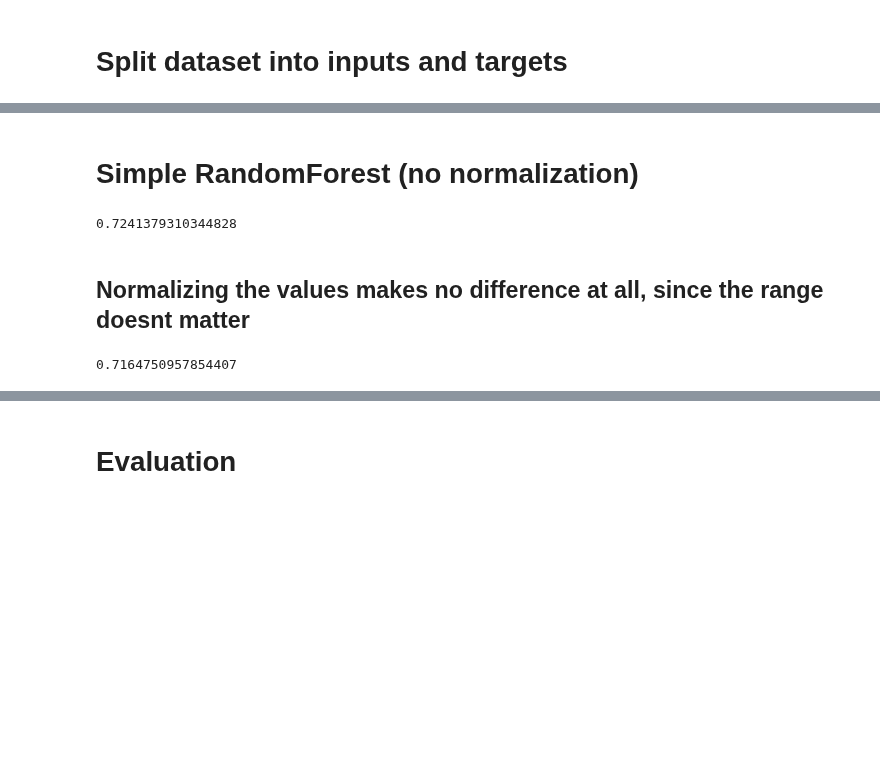
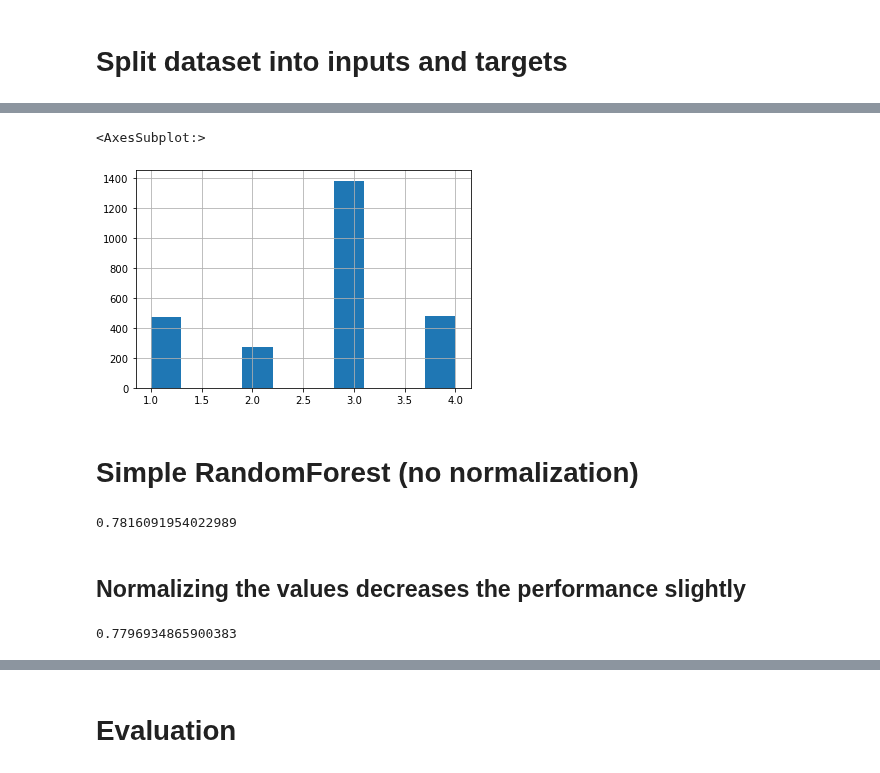
Before and after one commit to sh0w/machine-learning-pattern-classfication, a Jupyter notebook: task3_classification/RandomForest.ipynb, the cells around one changed output, grey strips where cells are left out. Cells and saved outputs as stored; diff of their text form; code cells hidden in the pictures; blank space fills up the shorter version.

Commit message:
updated randomforest

```diff
--- a/task3_classification/RandomForest.ipynb
+++ b/task3_classification/RandomForest.ipynb
@@ -35,3 +43,8 @@ X.head()
+# %%
+df.quadrant.hist()
+# %% [output]
+<AxesSubplot:>
+[figure, added]
 # %%
 #split dataset into train and test data
 X_train, X_test, y_train, y_test = train_test_split(X, y, test_size=0.2, random_state=1, stratify=y)
@@ -39,16 +52,18 @@ X_train, X_test, y_train, y_test = train_test_split(X, y, test_size=0.2, random_
 # Simple RandomForest  (no normalization)
 # %%
 # Create DecisionTreeClassifier
-clf = ensemble.RandomForestClassifier(max_depth=10, random_state=42)
+clf = ensemble.RandomForestClassifier(max_depth=18, random_state=42)
 
 # Fit the classifier to the data
 clf.fit(X_train, y_train)
 
+dump(clf, os.path.join(base_url_clf, 'baseline_maxdepth18_rs42.joblib'))
+
 clf.score(X_test, y_test)
 # %% [output]
-0.7241379310344828
+0.7816091954022989
 # %% [markdown]
-## Normalizing the values makes no difference at all, since the range doesnt matter
+## Normalizing the values decreases the performance slightly
 # %%
 X_normalized = MinMaxScaler().fit_transform(X)
 
@@ -57,7 +72,9 @@ X_train, X_test, y_train, y_test = train_test_split(X_normalized, y, test_size=0
 # %%
+clf = ensemble.RandomForestClassifier(max_depth=18, random_state=42)
+
 # Fit the classifier to the normalized data
-clf.fit(X_train,y_train)
+clf.fit(X_train_norm, y_train_norm)
 
-clf.score(X_test, y_test)
+clf.score(X_test_norm, y_test_norm)
 # %% [output]
-0.7164750957854407
+0.7796934865900383
```
Also changed, not shown: parts of 20 cells of this notebook, 4 other files.
